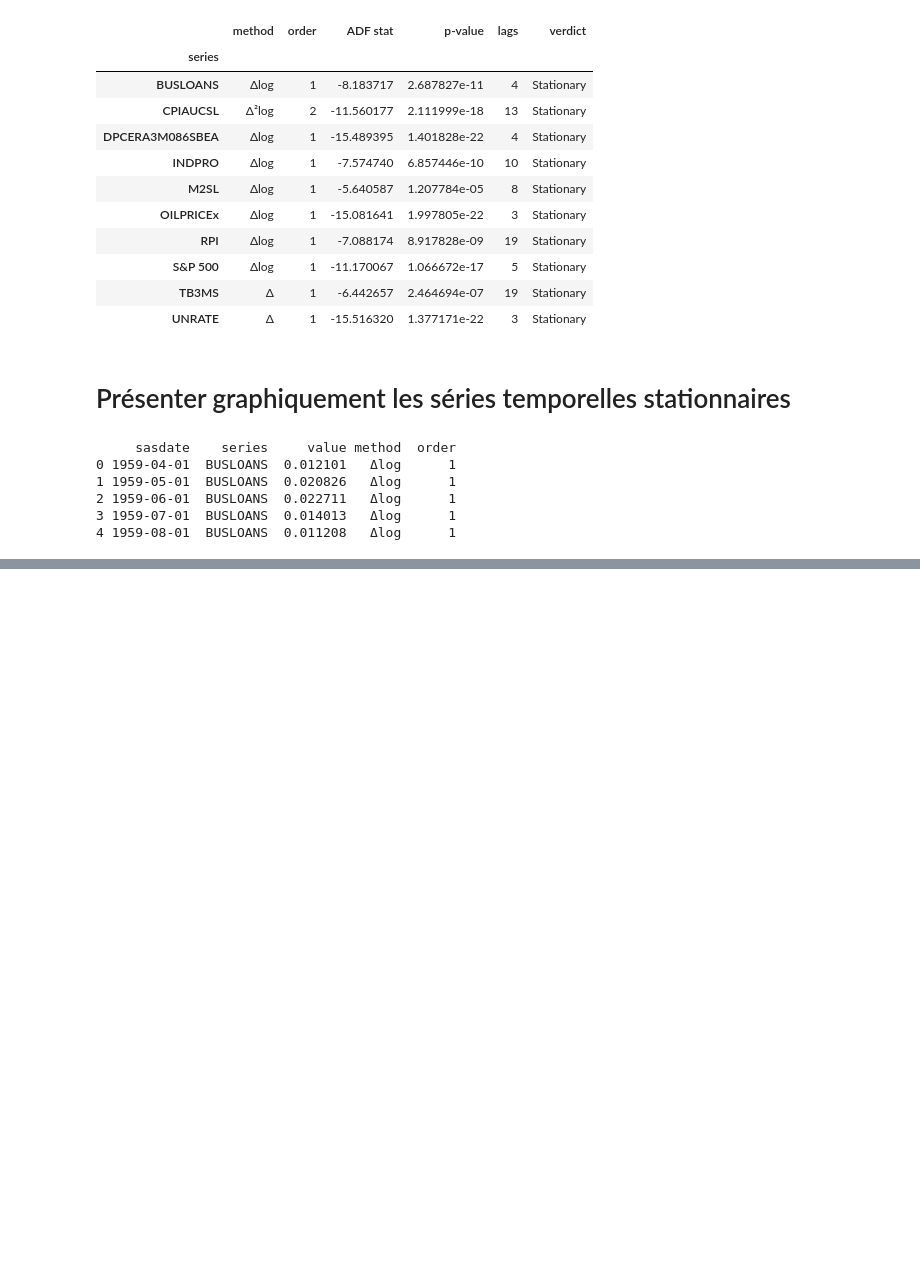
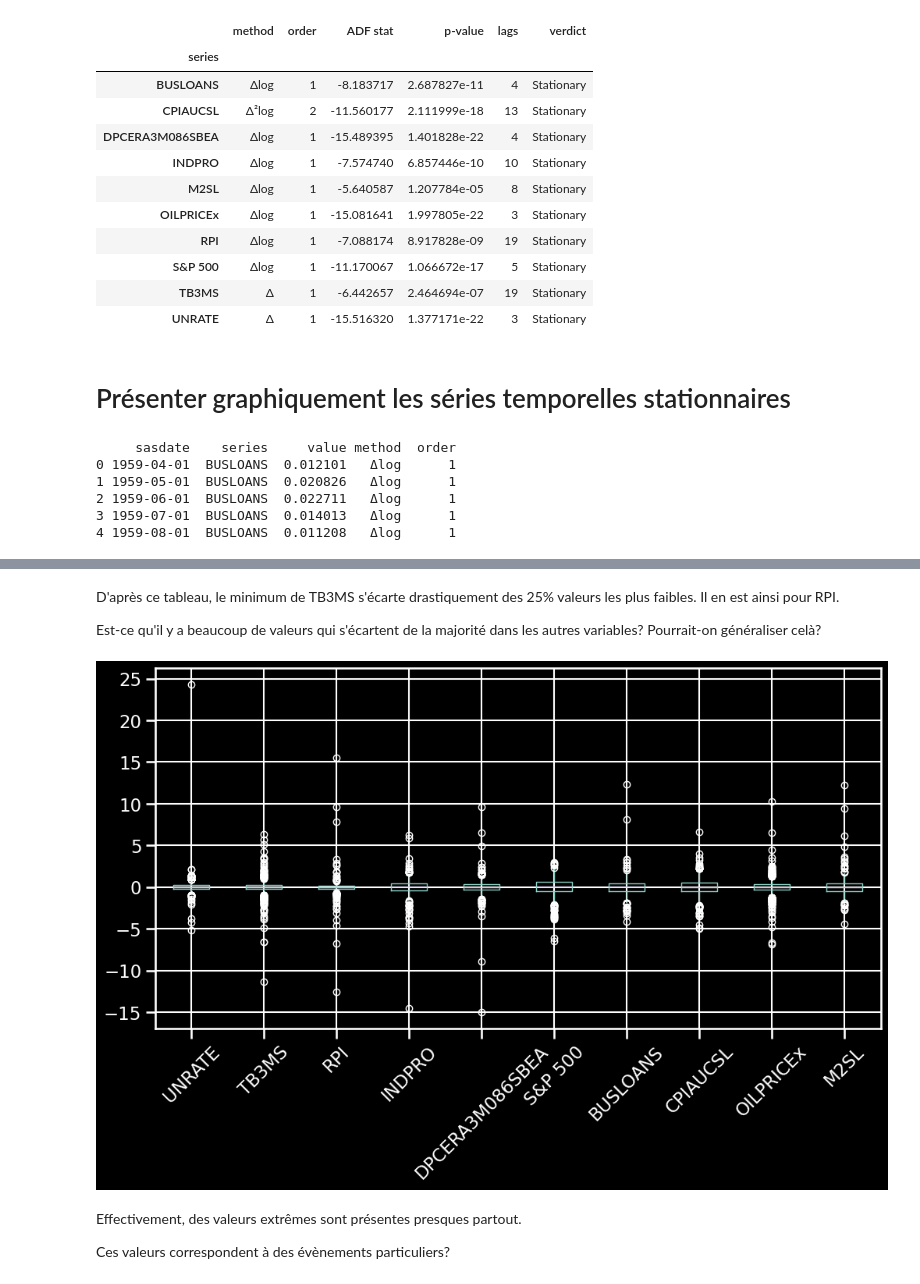
Before and after one commit to MitaDataAI/Forecast-and-explain-the-Unemployment-of-USA, a Jupyter notebook: Exploration Data Analysis.ipynb, the cells around one changed output, grey strips where cells are left out. Drawn from its saved outputs; the diff is of its cells as text; code cells hidden in the pictures; blank space fills up the shorter version.

Commit message:
Normalized, Crisis analysis

```diff
--- a/Exploration Data Analysis.ipynb
+++ b/Exploration Data Analysis.ipynb
@@ -558,0 +560,2 @@ plt.show()
+# %%
+df_stationary_normalized = df_stationary.apply(lambda col : (col - col.mean()) / col.std())
@@ -558,0 +574,14 @@ plt.show()
+# %% [markdown]
+D'après ce tableau, le minimum de TB3MS s'écarte drastiquement des 25% valeurs les plus faibles. Il en est ainsi pour RPI.
+
+Est-ce qu'il y a beaucoup de valeurs qui s'écartent de la majorité dans les autres variables? Pourrait-on généraliser celà?
+# %%
+df_stationary_normalized.boxplot(figsize=(12, 6))
+plt.xticks(rotation=45)
+plt.show()
+# %% [output]
+[figure, added]
+# %% [markdown]
+Effectivement, des valeurs extrêmes sont présentes presques partout.
+
+Ces valeurs correspondent à des évènements particuliers?
```
Also changed, not shown: parts of 42 cells of this notebook.
